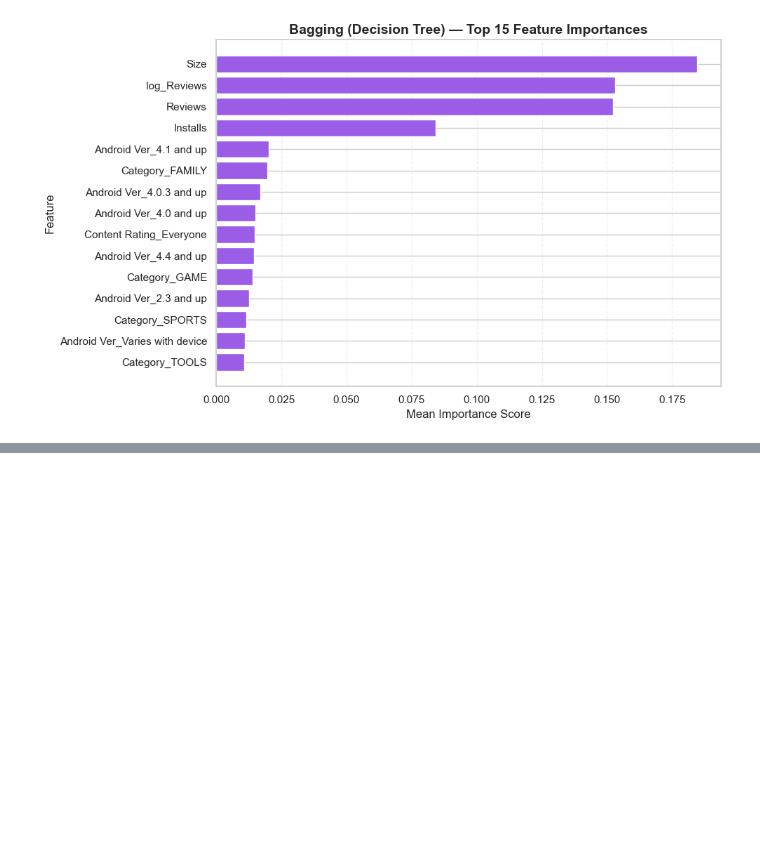
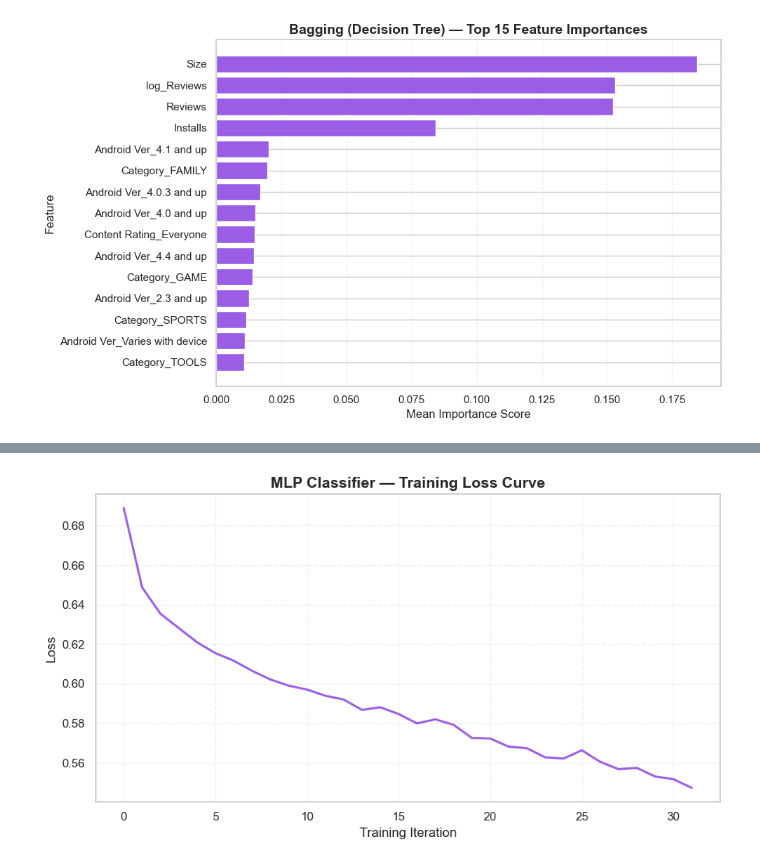
Before and after one commit to Kamalini29/ML-Capstone, a Jupyter notebook: notebooks/Classification.ipynb, the cells around one changed output, grey strips where cells are left out. Cells and saved outputs as stored; diff of their text form; code cells hidden in the pictures; blank space fills up the shorter version.

```diff
--- a/notebooks/Classification.ipynb
+++ b/notebooks/Classification.ipynb
@@ -544,0 +555,12 @@ plt.show()
+# %%
+plt.figure(figsize=(9, 5))
+plt.plot(mlp.loss_curve_, color="#9B5DE5", linewidth=2)
+plt.title("MLP Classifier — Training Loss Curve", fontsize=14, fontweight="bold")
+plt.xlabel("Training Iteration")
+plt.ylabel("Loss")
+plt.grid(linestyle="--", alpha=0.3)
+plt.tight_layout()
+plt.savefig("../models/clf_mlp_loss.png", dpi=300, bbox_inches="tight")
+plt.show()
+# %% [output]
+[figure, added]
```
Also changed, not shown: parts of 2 cells of this notebook.
